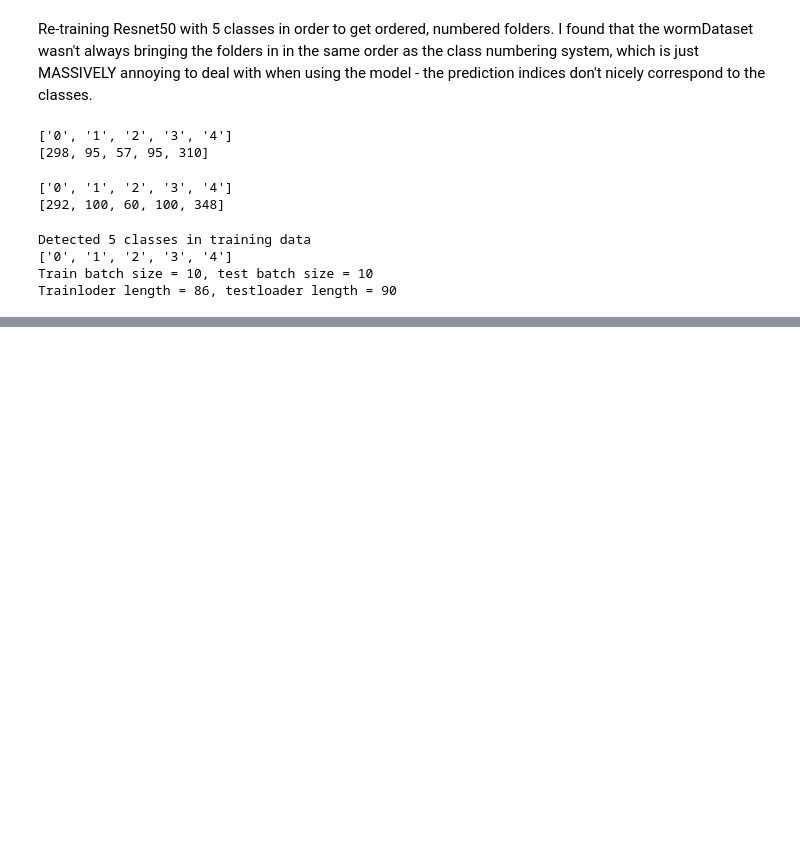
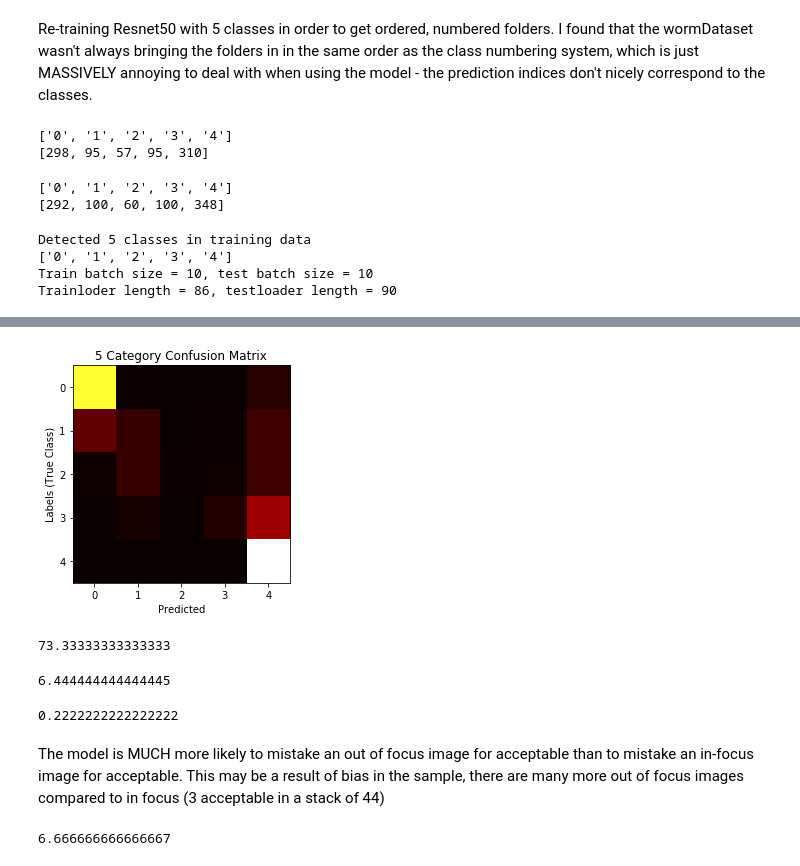
Before and after one commit to tvera14/vera_autofocus, a Jupyter notebook: compare_num_classes/Train Resnet50 with 5 Classes.ipynb, the cells around one changed output, grey strips where cells are left out. Cells and saved outputs as stored; diff of their text form; code cells hidden in the pictures; blank space fills up the shorter version.

```diff
--- a/compare_num_classes/Train Resnet50 with 5 Classes.ipynb
+++ b/compare_num_classes/Train Resnet50 with 5 Classes.ipynb
@@ -181,0 +265,34 @@ Epoch 2/2.. Train loss: 0.764.. Test loss: 0.522.. Test accuracy: 0.777
+# %%
+# Make a nicer version of the confusion matrix with axis labels
+plt.title('5 Category Confusion Matrix')
+plt.ylabel('Labels (True Class)')
+plt.xlabel('Predicted')
+plt.imshow(confusion_matrix, cmap='hot', interpolation='nearest')
+plt.show()
+# %% [output]
+[figure, added]
+# %%
+# Percent accurate
+percent_accurate = np.sum(np.diagonal(confusion_matrix)) / np.sum(confusion_matrix) * 100
+print(percent_accurate)
+# %% [output]
+73.33333333333333
+# %%
+# Row 2 is true acceptable, column 2 is predicted acceptable
+# Errors in which an acceptable image is mistaken for out of focus
+(np.sum(confusion_matrix[2,:]) - confusion_matrix[2,2]) / np.sum(confusion_matrix) * 100
+# %% [output]
+6.444444444444445
+# %%
+# Errors in which an out of focus image is mistaken for acceptable
+(np.sum(confusion_matrix[:,2]) - confusion_matrix[2,2]) / np.sum(confusion_matrix) * 100
+# %% [output]
+0.2222222222222222
+# %% [markdown]
+The model is MUCH more likely to mistake an out of focus image for acceptable than to mistake an in-focus image for acceptable. This may be a result of bias in the sample, there are many more out of focus images compared to in focus (3 acceptable in a stack of 44)
+# %%
+# Percent of failure errors
+percent_failure = (np.sum(confusion_matrix[2,:]) + np.sum(confusion_matrix[:,2]) - (2 * confusion_matrix[2,2])) / np.sum(confusion_matrix) * 100
+print(percent_failure)
+# %% [output]
+6.666666666666667
```
Also changed, not shown: parts of 14 cells of this notebook, 9 other files.
